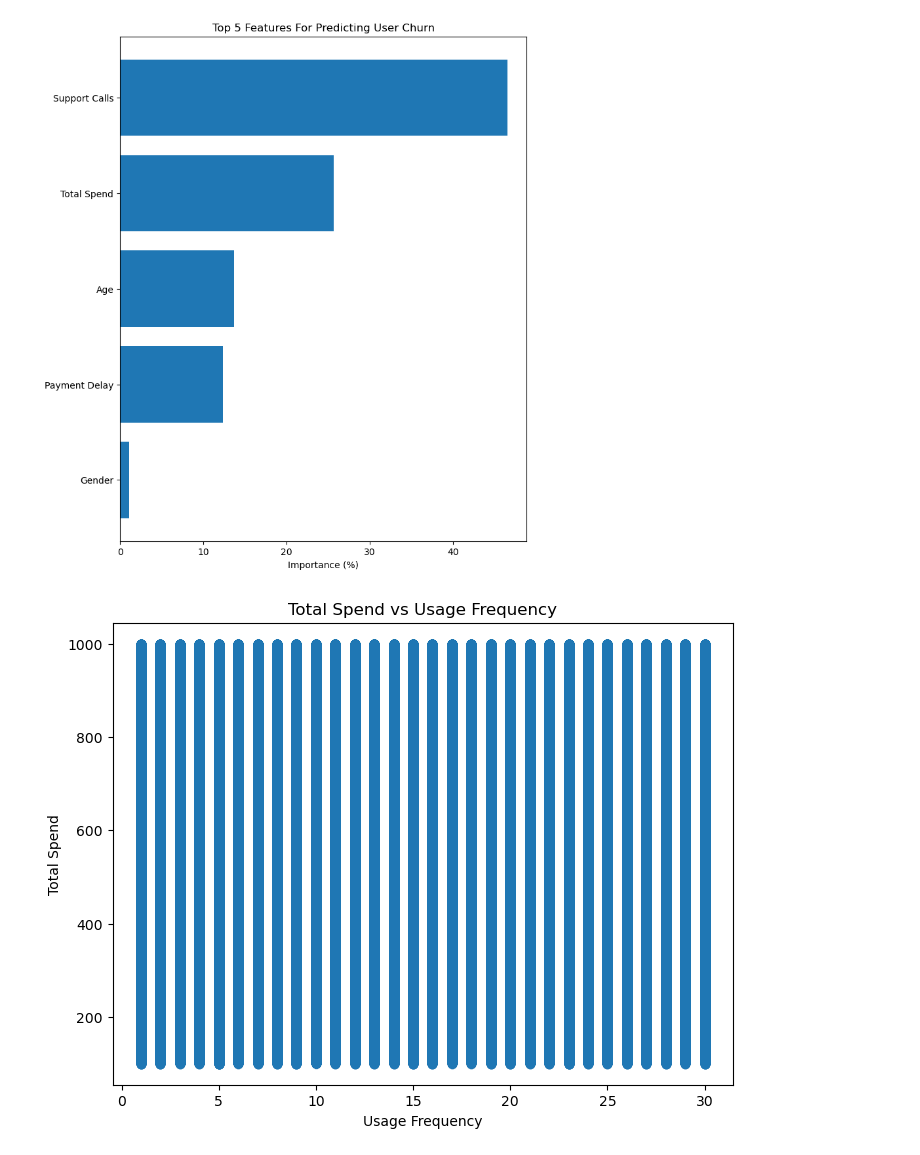
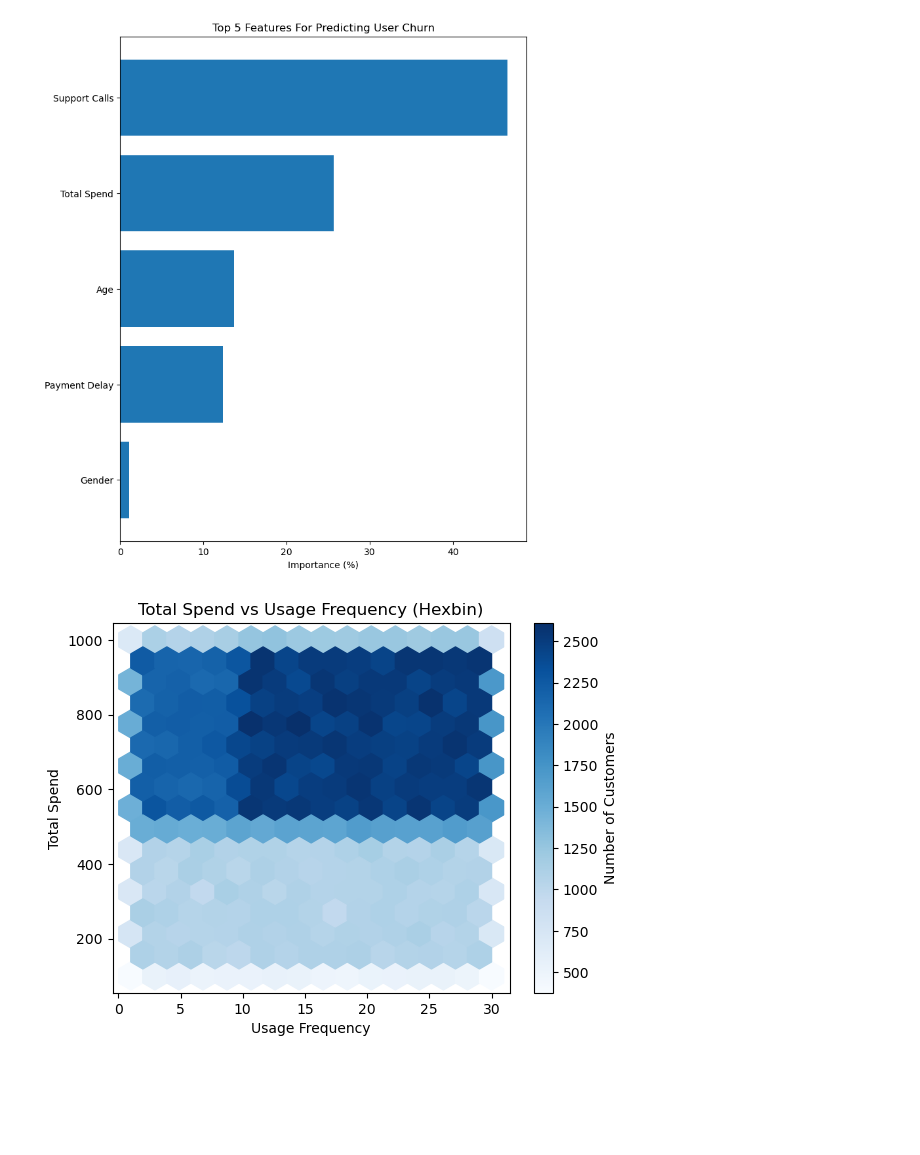
Before and after one commit to jaydenrrr22/CapstoneProject, a Jupyter notebook: data_analysis/SpendingAnalysis_Trace (1).ipynb, the cells around one changed output. Cells and saved outputs as stored; diff of their text form; code cells hidden in the pictures; blank space fills up the shorter version.

Commit message:
Began generating visual analytics

```diff
--- a/data_analysis/SpendingAnalysis_Trace (1).ipynb
+++ b/data_analysis/SpendingAnalysis_Trace (1).ipynb
@@ -10,8 +10,14 @@ from sklearn.model_selection import train_test_split
 test = 'C:/Users/firea/Desktop/data_analysis/churn_testing.csv'
 train = 'C:/Users/firea/Desktop/data_analysis/churn_training.csv'
 
+
+#------------------------------------------------------------
+#For model evaluation
 test_df = pd.read_csv(test)
 train_df = pd.read_csv(train)
+
+#For visual analysis
+original_df = train_df.copy()
 # %%
 #Displays number of data entries and columns in dataset
 train_df.shape
@@ -69,3 +75,4 @@ dtype: int64
 # %%
 train_df = train_df.dropna()
 train_df.isnull().sum()
+original_df = original_df.dropna()
@@ -260,12 +253,12 @@ plt.xlabel("Importance (%)")
 plt.show()
 # %% [output]
 [figure]
-# %%
-plt.figure(figsize=(8,6))
-plt.scatter(train_df['Usage Frequency'], train_df['Total Spend'], alpha=0.5)
-plt.xlabel("Usage Frequency")
-plt.ylabel("Total Spend")
-plt.title("Total Spend vs Usage Frequency")
-plt.show()
-# %% [output]
-[figure, removed]
+# %%
+plt.hexbin(original_df['Usage Frequency'], original_df['Total Spend'], gridsize=15, cmap='Blues', mincnt=1)
+plt.colorbar(label='Number of Customers')
+plt.xlabel('Usage Frequency')
+plt.ylabel('Total Spend')
+plt.title('Total Spend vs Usage Frequency (Hexbin)')
+plt.show()
+# %% [output]
+[figure, added]
```
Also changed, not shown: parts of 2 cells of this notebook.
